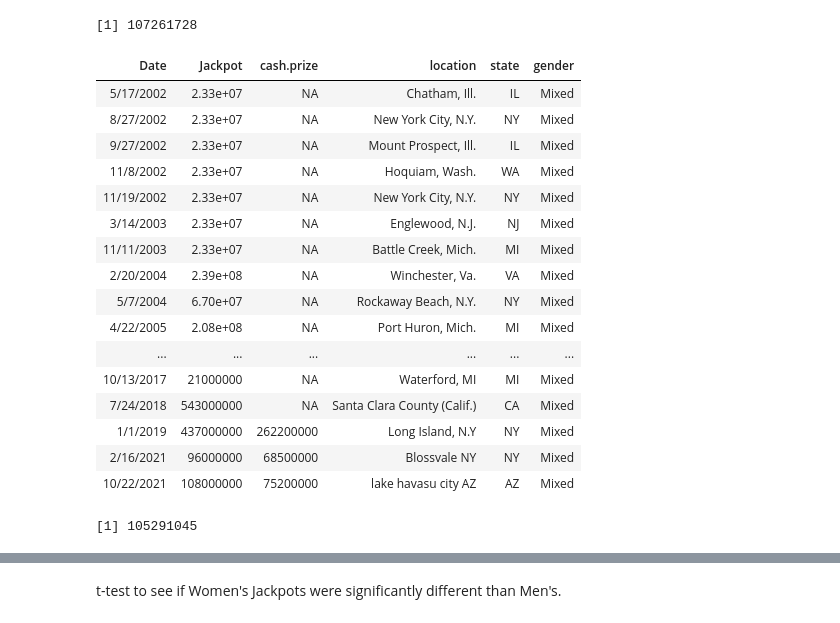
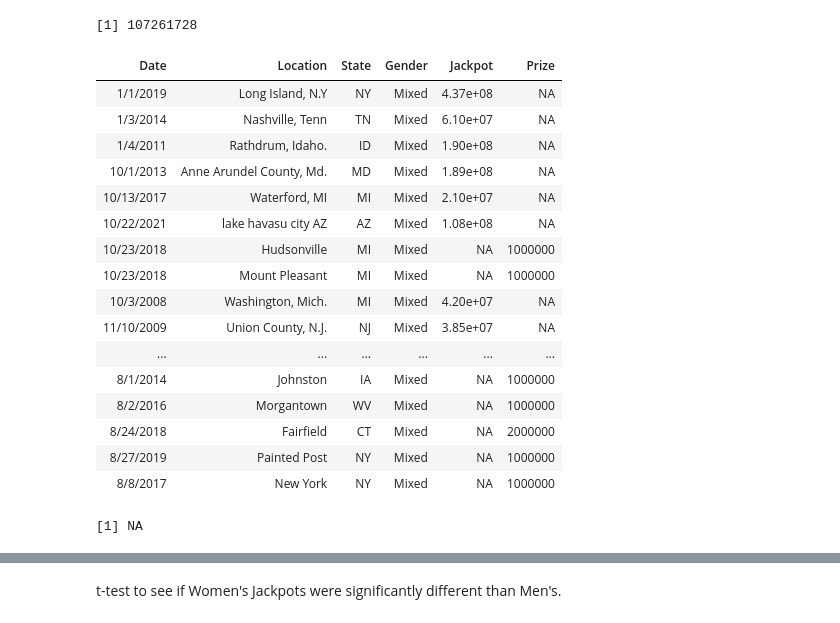
Before and after one commit to AlbiKovi/DSO110---Final-Group-Project, a Jupyter notebook: DSO110 - Final Group Project - Lottery - R Notebook.ipynb, the cells around one changed output, grey strips where cells are left out. Cells and saved outputs as stored; diff of their text form; code cells hidden in the pictures.

```diff
--- a/DSO110 - Final Group Project - Lottery - R Notebook.ipynb
+++ b/DSO110 - Final Group Project - Lottery - R Notebook.ipynb
@@ -18,4 +18,5 @@ library(gmodels)
 
 WinningNumbers <- read.csv("Lottery_Mega_Millions_Winning_Numbers__Beginning_2002_Wrangled.csv")
 Wins <- read.csv("jackpot winners.csv")
-names(Wins)[names(Wins) == "amount..won"] <- "Jackpot"
+SmallWins <- read.csv("nonjackpot winners.csv")
+EdAid<- read.csv("Lottery_Aid_to_Education__Beginning_2002.csv")
@@ -21,0 +34,12 @@ names(Wins)[names(Wins) == "amount..won"] <- "Jackpot"
+# %%
+names(Wins)[names(Wins) == "amount..won"] <- "Jackpot"
+names(Wins)[names(Wins) == "state"] <- "State"
+names(Wins)[names(Wins) == "location"] <- "Location"
+names(Wins)[names(Wins) == "gender"] <- "Gender"
+keeps <- c("Date", "Jackpot", "State", "Location", "Gender")
+Wins <- Wins[keeps]
+names(SmallWins)[names(SmallWins) == "ï..Draw.Date"] <- "Date"
+names(SmallWins)[names(SmallWins) == "City"] <- "Location"
+# %%
+Wins2 <- merge(Wins, SmallWins, by=c("Date", "Location","State","Gender"), all=TRUE)
+head(Wins2)
@@ -83,29 +125,29 @@ mean(MWins)
 # %% [output]
 [1] 107261728
 # %%
-MixedGroups = data.frame(Wins %>% filter(gender == "Mixed"))
+Groups = data.frame(Wins2 %>% filter(Gender == "Mixed"))
 Groups
 # %% [output]
-| Date | Jackpot | cash.prize | location | state | gender |
-| 5/17/2002 | 2.33e+07 | NA | Chatham, Ill. | IL | Mixed |
-| 8/27/2002 | 2.33e+07 | NA | New York City, N.Y. | NY | Mixed |
-| 9/27/2002 | 2.33e+07 | NA | Mount Prospect, Ill. | IL | Mixed |
-| 11/8/2002 | 2.33e+07 | NA | Hoquiam, Wash. | WA | Mixed |
-| 11/19/2002 | 2.33e+07 | NA | New York City, N.Y. | NY | Mixed |
-| 3/14/2003 | 2.33e+07 | NA | Englewood, N.J. | NJ | Mixed |
-| 11/11/2003 | 2.33e+07 | NA | Battle Creek, Mich. | MI | Mixed |
-| 2/20/2004 | 2.39e+08 | NA | Winchester, Va. | VA | Mixed |
-| 5/7/2004 | 6.70e+07 | NA | Rockaway Beach, N.Y. | NY | Mixed |
-| 4/22/2005 | 2.08e+08 | NA | Port Huron, Mich. | MI | Mixed |
+| Date | Location | State | Gender | Jackpot | Prize |
+| 1/1/2019 | Long Island, N.Y | NY | Mixed | 4.37e+08 | NA |
+| 1/3/2014 | Nashville, Tenn | TN | Mixed | 6.10e+07 | NA |
+| 1/4/2011 | Rathdrum, Idaho. | ID | Mixed | 1.90e+08 | NA |
+| 10/1/2013 | Anne Arundel County, Md. | MD | Mixed | 1.89e+08 | NA |
+| 10/13/2017 | Waterford, MI | MI | Mixed | 2.10e+07 | NA |
+| 10/22/2021 | lake havasu city AZ | AZ | Mixed | 1.08e+08 | NA |
+| 10/23/2018 | Hudsonville | MI | Mixed | NA | 1000000 |
+| 10/23/2018 | Mount Pleasant | MI | Mixed | NA | 1000000 |
+| 10/3/2008 | Washington, Mich. | MI | Mixed | 4.20e+07 | NA |
+| 11/10/2009 | Union County, N.J. | NJ | Mixed | 3.85e+07 | NA |
 | ... | ... | ... | ... | ... | ... |
-| 10/13/2017 | 21000000 | NA | Waterford, MI | MI | Mixed |
-| 7/24/2018 | 543000000 | NA | Santa Clara County (Calif.) | CA | Mixed |
-| 1/1/2019 | 437000000 | 262200000 | Long Island, N.Y | NY | Mixed |
-| 2/16/2021 | 96000000 | 68500000 | Blossvale NY | NY | Mixed |
-| 10/22/2021 | 108000000 | 75200000 | lake havasu city AZ | AZ | Mixed |
+| 8/1/2014 | Johnston | IA | Mixed | NA | 1000000 |
+| 8/2/2016 | Morgantown | WV | Mixed | NA | 1000000 |
+| 8/24/2018 | Fairfield | CT | Mixed | NA | 2000000 |
+| 8/27/2019 | Painted Post | NY | Mixed | NA | 1000000 |
+| 8/8/2017 | New York | NY | Mixed | NA | 1000000 |
 # %%
-GWins<-MixedGroups$Jackpot
+GWins<-Groups$Jackpot
 mean(GWins)
 # %% [output]
-[1] 105291045
+[1] NA
 # %%
```
Also changed, not shown: parts of 14 cells of this notebook, 2 other files.
